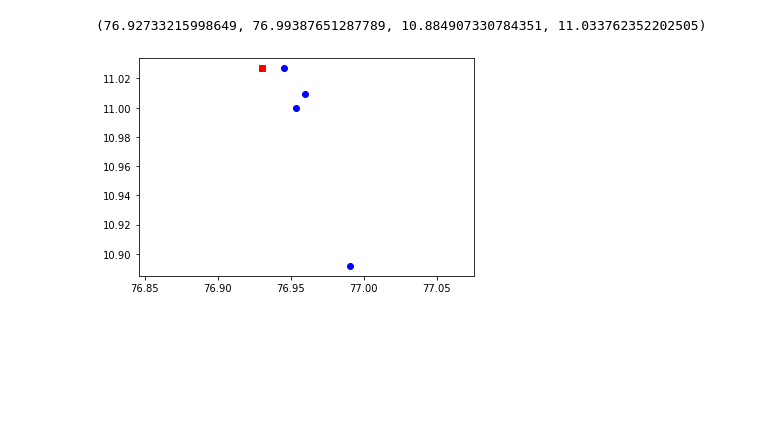
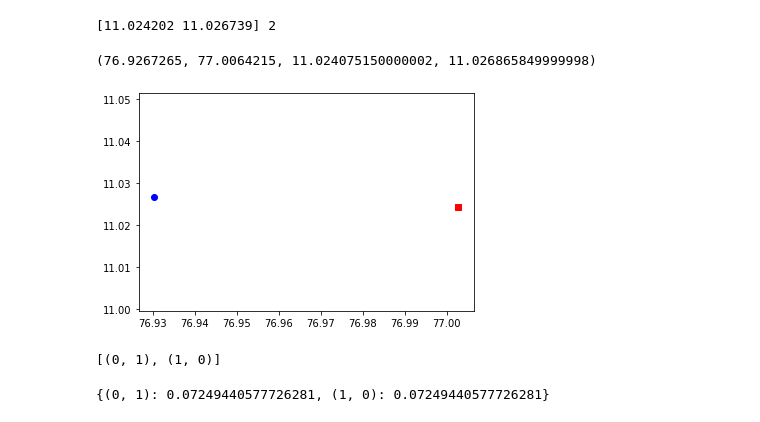
Before and after one commit to smartinternz02/SBSPS-Challenge-9477-Optimizing-Delivery-Routes-Using-Machine-Learning-and-Graph-Theory, a Jupyter notebook: cvrp.ipynb, the cells around one changed output. Saved outputs shown, nothing was run; the diff lists cells and outputs as text; code cells hidden in the pictures; blank space fills up the shorter version.

```diff
--- a/cvrp.ipynb
+++ b/cvrp.ipynb
@@ -3,3 +5,5 @@ import numpy as np
 rnd = np.random
 rnd.seed(0)
+# %%
+response = requests.get('http://127.0.0.1:5000/geocode')
 # %%
@@ -10,24 +14,37 @@ V = [0] + N
 q = {i: rnd.randint(1, 10) for i in N}
 # %%
 #input
-loc_y= np.array([11.026829830511458, 11.000032289646322, 11.009194665389133, 10.89167346812154, 11.026996214865315])
-loc_x= np.array([76.93035690329974, 76.95381913315647, 76.95947192353994, 76.99085176956464, 76.94524171004645])
+# loc_y= np.array([11.026829830511458, 11.000032289646322, 11.009194665389133, 10.89167346812154, 11.026996214865315])
+# loc_x= np.array([76.93035690329974, 76.95381913315647, 76.95947192353994, 76.99085176956464, 76.94524171004645])
+
+loc_y= np.array(json.loads(response.text)['latitude'])
+loc_x= np.array(json.loads(response.text)['longitude'])
+print(loc_y, len(loc_x))
+# %% [output]
+[11.024202 11.026739] 2
 # %%
 import matplotlib.pyplot as plt
 plt.scatter(loc_x[1:], loc_y[1:], c='b')
-for i in N:
-    plt.annotate('$q_%d=%d$' % (i, q[i]), (loc_x[i]+2, loc_y[i]))
+# for i in N:
+#     plt.annotate('$q_%d=%d$' % (i, q[i]), (loc_x[i]+2, loc_y[i]))
 plt.plot(loc_x[0], loc_y[0], c='r', marker='s')
 plt.axis('equal')
 # %% [output]
-(76.92733215998649, 76.99387651287789, 10.884907330784351, 11.033762352202505)
+(76.9267265, 77.0064215, 11.024075150000002, 11.026865849999998)
-[figure, old version]
+[figure, new version]
 # %%
 from docplex.mp.model import Model
 mdl = Model('CVRP')
+# %%
+A = [(i, j) for i in V for j in V if i != j]
+A
+# %% [output]
+[(0, 1), (1, 0)]
 # %%
-A = [(i, j) for i in V for j in V if i != j]
 c = {(i, j): np.hypot(loc_x[i]-loc_x[j], loc_y[i]-loc_y[j]) for i, j in A}
+c
+# %% [output]
+{(0, 1): 0.07249440577726281, (1, 0): 0.07249440577726281}
 # %%
 x = mdl.binary_var_dict(A, name='x')
 u = mdl.continuous_var_dict(N, ub=Q, name='u')
```
Also changed, not shown: parts of 9 cells of this notebook, 1 other file.
